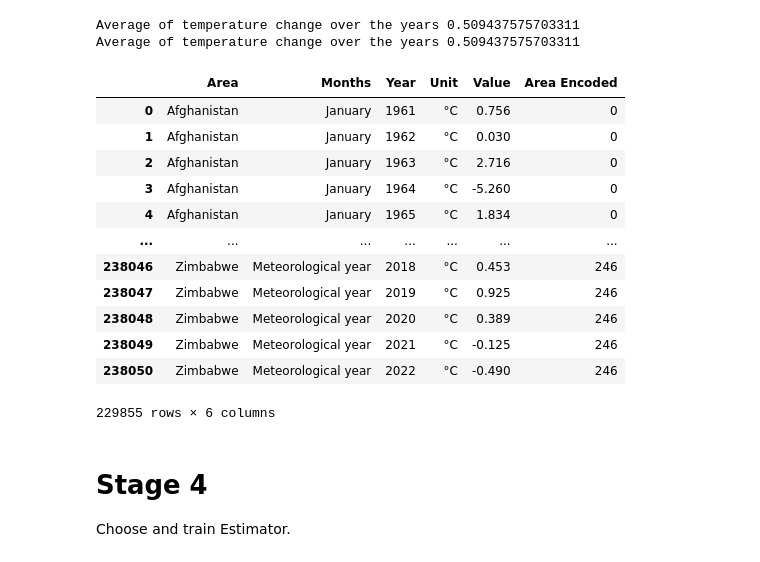
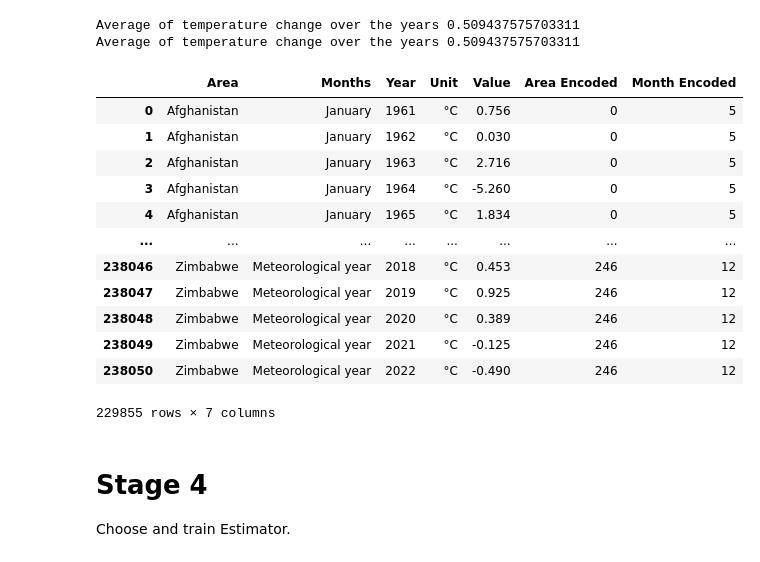
Before and after one commit to MyllaCastro/MTU, a Jupyter notebook: AI/Ass2SearchTree/Mylla_Castro_DataDrivenModel.ipynb, the cells around one changed output. Cells and saved outputs as stored; diff of their text form; code cells hidden in the pictures.

```diff
--- a/AI/Ass2SearchTree/Mylla_Castro_DataDrivenModel.ipynb
+++ b/AI/Ass2SearchTree/Mylla_Castro_DataDrivenModel.ipynb
@@ -207,27 +207,28 @@ Average of temperature change over the years 0.509437575703311
 # %%
 from collections import defaultdict
 from sklearn.preprocessing import LabelEncoder
 
 temp_copy = temp_change_df.copy()
 
 
 label_encoder = LabelEncoder()
 temp_copy['Area Encoded'] = label_encoder.fit_transform(temp_copy['Area'])
+temp_copy['Month Encoded'] = label_encoder.fit_transform(temp_copy['Months'])
 temp_copy
 # %% [output]
-|  | Area | Months | Year | Unit | Value | Area Encoded |
-| 0 | Afghanistan | January | 1961 | °C | 0.756 | 0 |
-| 1 | Afghanistan | January | 1962 | °C | 0.030 | 0 |
-| 2 | Afghanistan | January | 1963 | °C | 2.716 | 0 |
-| 3 | Afghanistan | January | 1964 | °C | -5.260 | 0 |
-| 4 | Afghanistan | January | 1965 | °C | 1.834 | 0 |
-| ... | ... | ... | ... | ... | ... | ... |
-| 238046 | Zimbabwe | Meteorological year | 2018 | °C | 0.453 | 246 |
-| 238047 | Zimbabwe | Meteorological year | 2019 | °C | 0.925 | 246 |
-| 238048 | Zimbabwe | Meteorological year | 2020 | °C | 0.389 | 246 |
-| 238049 | Zimbabwe | Meteorological year | 2021 | °C | -0.125 | 246 |
-| 238050 | Zimbabwe | Meteorological year | 2022 | °C | -0.490 | 246 |
+|  | Area | Months | Year | Unit | Value | Area Encoded | Month Encoded |
+| 0 | Afghanistan | January | 1961 | °C | 0.756 | 0 | 5 |
+| 1 | Afghanistan | January | 1962 | °C | 0.030 | 0 | 5 |
+| 2 | Afghanistan | January | 1963 | °C | 2.716 | 0 | 5 |
+| 3 | Afghanistan | January | 1964 | °C | -5.260 | 0 | 5 |
+| 4 | Afghanistan | January | 1965 | °C | 1.834 | 0 | 5 |
+| ... | ... | ... | ... | ... | ... | ... | ... |
+| 238046 | Zimbabwe | Meteorological year | 2018 | °C | 0.453 | 246 | 12 |
+| 238047 | Zimbabwe | Meteorological year | 2019 | °C | 0.925 | 246 | 12 |
+| 238048 | Zimbabwe | Meteorological year | 2020 | °C | 0.389 | 246 | 12 |
+| 238049 | Zimbabwe | Meteorological year | 2021 | °C | -0.125 | 246 | 12 |
+| 238050 | Zimbabwe | Meteorological year | 2022 | °C | -0.490 | 246 | 12 |
-229855 rows × 6 columns
+229855 rows × 7 columns
 # %% [markdown]
 # **Stage 4**
 Choose and train Estimator.
```
Also changed, not shown: parts of 9 cells of this notebook, 3 other files.
